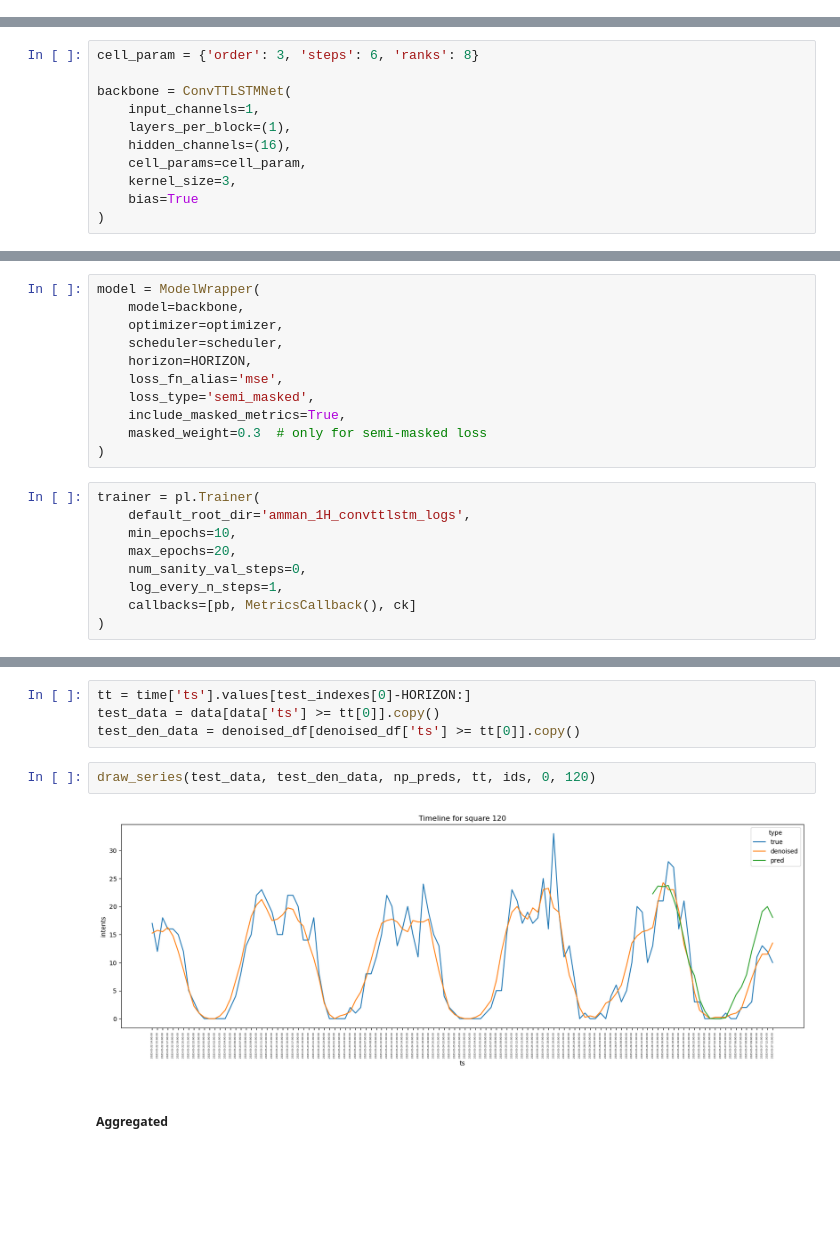
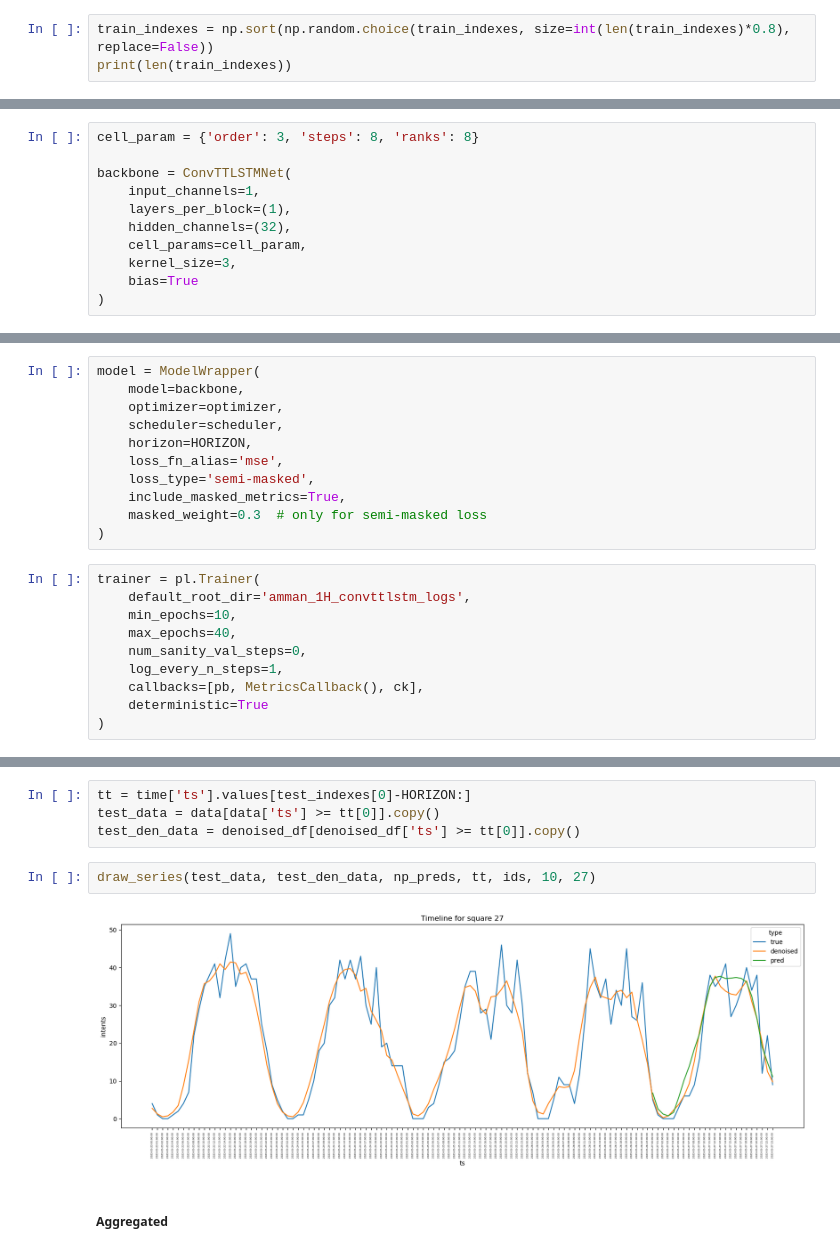
Before and after one commit to andreychubin-careem/geo_spatial_convlstm, a Jupyter notebook: train_model.ipynb, the cells around one changed output, grey strips where cells are left out. Saved outputs shown, nothing was run; the diff lists cells and outputs as text; blank space fills up the shorter version.

```diff
--- a/train_model.ipynb
+++ b/train_model.ipynb
@@ -82,0 +86,3 @@ print(len(test_indexes))
+# %%
+train_indexes = np.sort(np.random.choice(train_indexes, size=int(len(train_indexes)*0.8), replace=False))
+print(len(train_indexes))
@@ -163,12 +172,12 @@ backbone = ConvLSTMNet(
     bias=True
 )
 # %%
-cell_param = {'order': 3, 'steps': 6, 'ranks': 8}
+cell_param = {'order': 3, 'steps': 8, 'ranks': 8}
 
 backbone = ConvTTLSTMNet(
     input_channels=1,
     layers_per_block=(1),
-    hidden_channels=(16),
+    hidden_channels=(32),
     cell_params=cell_param,
     kernel_size=3,
     bias=True
@@ -186,7 +195,7 @@ model = ModelWrapper(
     scheduler=scheduler,
     horizon=HORIZON,
     loss_fn_alias='mse',
-    loss_type='semi_masked',
+    loss_type='semi-masked',
     include_masked_metrics=True,
     masked_weight=0.3  # only for semi-masked loss
 )
@@ -194,10 +203,11 @@ model = ModelWrapper(
 trainer = pl.Trainer(
     default_root_dir='amman_1H_convttlstm_logs',
     min_epochs=10,
-    max_epochs=20,
+    max_epochs=40,
     num_sanity_val_steps=0,
     log_every_n_steps=1,
-    callbacks=[pb, MetricsCallback(), ck]
+    callbacks=[pb, MetricsCallback(), ck],
+    deterministic=True
 )
 # %% [output]
 GPU available: True (mps), used: True
@@ -316,9 +331,9 @@ tt = time['ts'].values[test_indexes[0]-HORIZON:]
 test_data = data[data['ts'] >= tt[0]].copy()
 test_den_data = denoised_df[denoised_df['ts'] >= tt[0]].copy()
 # %%
-draw_series(test_data, test_den_data, np_preds, tt, ids, 0, 120)
+draw_series(test_data, test_den_data, np_preds, tt, ids, 10, 27)
 # %% [output]
-[figure, old version]
+[figure, new version]
 # %% [markdown]
 ##### Aggregated
 # %%
```
Also changed, not shown: parts of 15 cells of this notebook, 6 other files.
